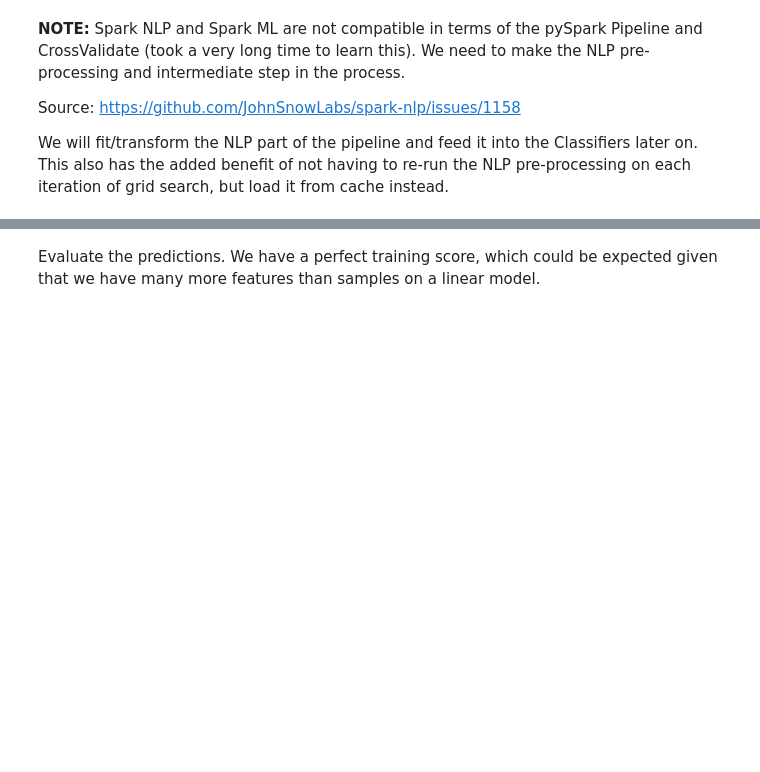
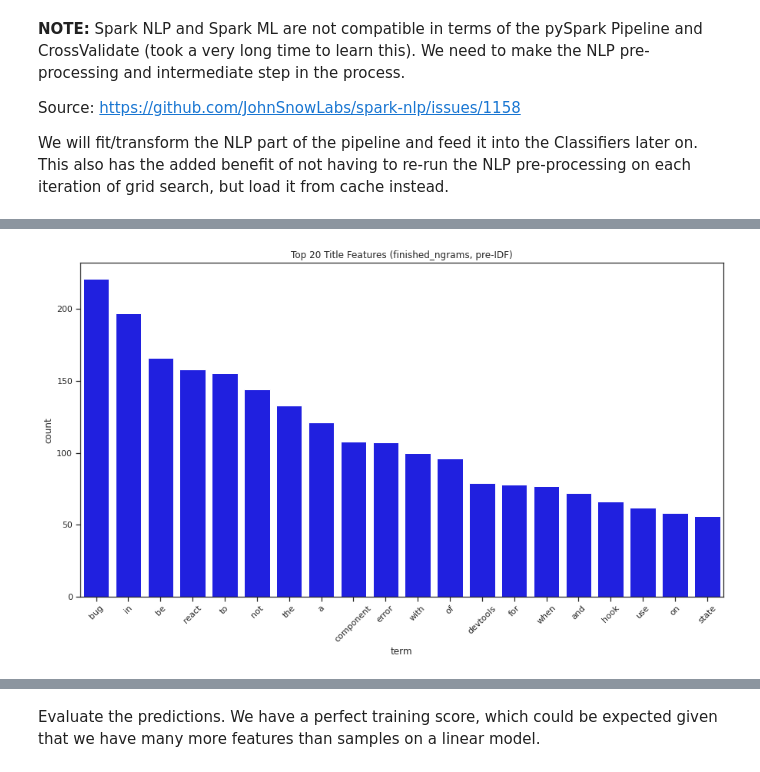
Before and after one commit to folkg/GitHub-Issue-Classifier, a Jupyter notebook: Machine Learning Analysis/Spark_MLAnalysis.ipynb, the cells around one changed output, grey strips where cells are left out. Saved outputs shown, nothing was run; the diff lists cells and outputs as text; code cells hidden in the pictures; blank space fills up the shorter version.

```diff
--- a/Machine Learning Analysis/Spark_MLAnalysis.ipynb
+++ b/Machine Learning Analysis/Spark_MLAnalysis.ipynb
@@ -204,0 +208,14 @@ DataFrame[features: vector, label: double]
+# %%
+# bar/count plot helper function
+
+import seaborn as sns
+import matplotlib.pyplot as plt
+
+def term_freq_plot(df, title):
+  dfp = df.toPandas()
+  sns.set_theme(style="ticks")
+  plt.figure(figsize=(15,8))
+  freq_plot = sns.barplot(data=dfp, x=dfp.columns[0], y=dfp.columns[1], hue=None, color='blue')
+  freq_plot.set(title=title)
+  for label in freq_plot.get_xticklabels():
+    label.set_rotation(45)
@@ -204,0 +330,22 @@ DataFrame[features: vector, label: double]
+# %%
+from pyspark.sql.types import StringType
+
+df_finished_ngrams_titles = nlp_train_full.select('finished_ngrams_titles').rdd.flatMap(lambda x: x[0]).toDF(schema=StringType()).toDF('terms')
+# print(df_finished_ngrams_titles.count())
+# df_finished_ngrams_titles.show(5)
+
+df_finished_ngrams_bodies = nlp_train_full.select('finished_ngrams_bodies').rdd.flatMap(lambda x: x[0]).toDF(schema=StringType()).toDF('terms')
+# print(df_finished_ngrams_bodies.count())
+# df_finished_ngrams_bodies.show(5)
+
+term_freq_titles = df_finished_ngrams_titles.rdd.countByValue()
+term_freq_titles_df = pd.DataFrame({'term': list(term_freq_titles.keys()),'frequency': list(term_freq_titles.values())})
+title_freqs = spark.createDataFrame(term_freq_titles_df).orderBy('frequency', ascending=False)
+title_freqs.show(3)
+print(sparkdf_shape(title_freqs))
+
+term_freq_body = df_finished_ngrams_bodies.rdd.countByValue()
+term_freq_body_df = pd.DataFrame({'term': list(term_freq_body.keys()),'frequency': list(term_freq_body.values())})
+body_freqs = spark.createDataFrame(term_freq_body_df).orderBy('frequency', ascending=False)
+body_freqs.show(3)
+print(sparkdf_shape(body_freqs))
@@ -204,0 +373,7 @@ DataFrame[features: vector, label: double]
+# %%
+import pyspark.sql.functions as F
+df_title_freqs = title_freqs.select(F.col("term.terms").alias("term"), F.col("frequency").alias("count")).limit(20)
+df_title_freqs.show()
+
+df_body_freqs = body_freqs.select(F.col("term.terms").alias("term"), F.col("frequency").alias("count")).limit(20)
+df_body_freqs.show()
@@ -204,0 +398,4 @@ DataFrame[features: vector, label: double]
+# %%
+term_freq_plot(df_title_freqs, "Top 20 Title Features (finished_ngrams, pre-IDF)")
+# %% [output]
+[figure, added]
```
Also changed, not shown: parts of 60 cells of this notebook.
